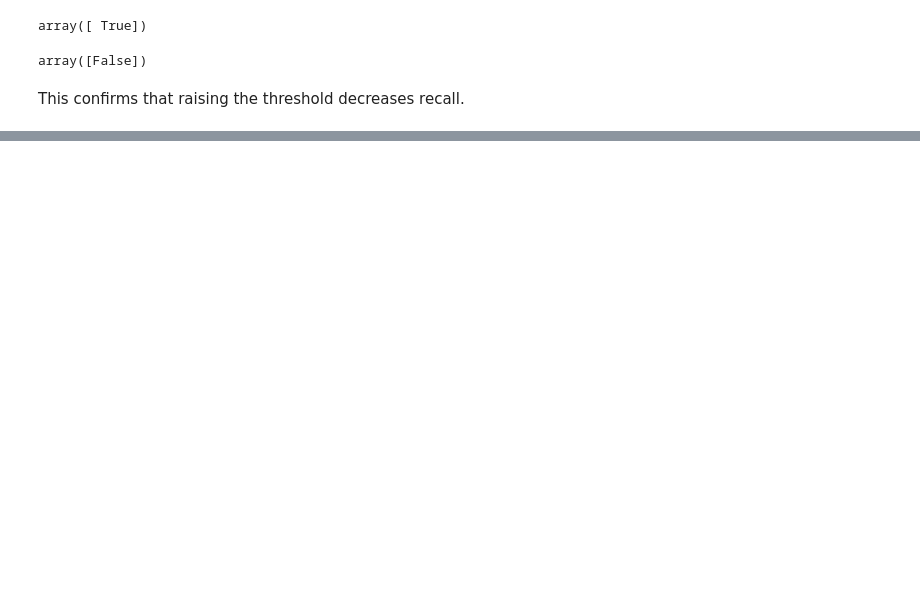
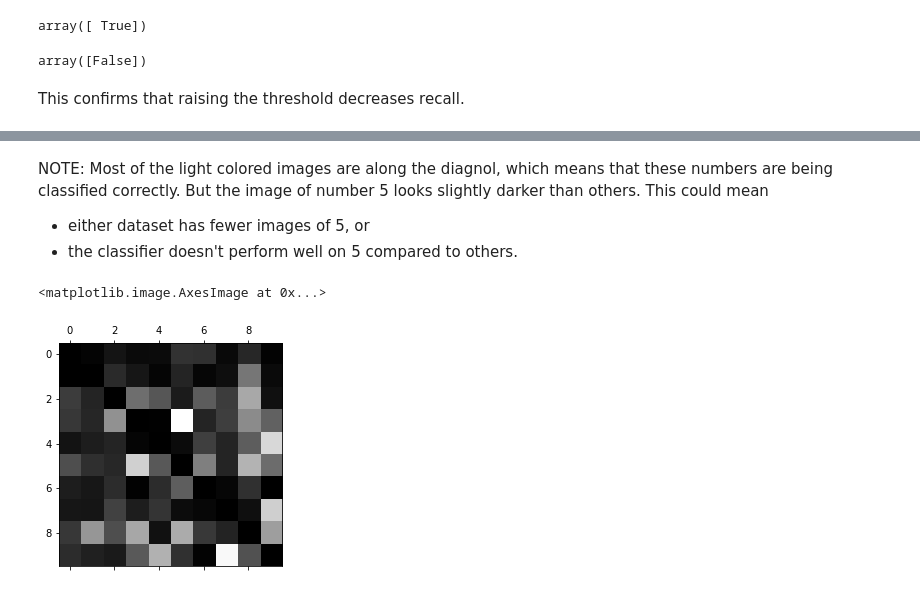
Before and after one commit to itirkaa/MNIST-Classification, a Jupyter notebook: MNISTClassification.ipynb, the cells around one changed output, grey strips where cells are left out. Drawn from its saved outputs; the diff is of its cells as text; code cells hidden in the pictures; blank space fills up the shorter version.

```diff
--- a/MNISTClassification.ipynb
+++ b/MNISTClassification.ipynb
@@ -223,0 +382,14 @@ plot_precision_recall_vs_threshold(precisions, recalls, thresholds)
+# %% [markdown]
+NOTE: Most of the light colored images are along the diagnol, which means that these numbers are being classified correctly. But the image of number 5 looks slightly darker than others. This could mean
+- either dataset has fewer images of 5, or
+- the classifier doesn't perform well on 5 compared to others.
+# %%
+row_sums = conf_mx.sum(axis=1, keepdims=True)
+norm_conf_mx = conf_mx / row_sums
+
+# ploting errors
+np.fill_diagonal(norm_conf_mx, 0)
+plt.matshow(norm_conf_mx, cmap=plt.cm.gray)
+# %% [output]
+<matplotlib.image.AxesImage at 0x...>
+[figure, added]
```
Also changed, not shown: parts of 50 cells of this notebook.
